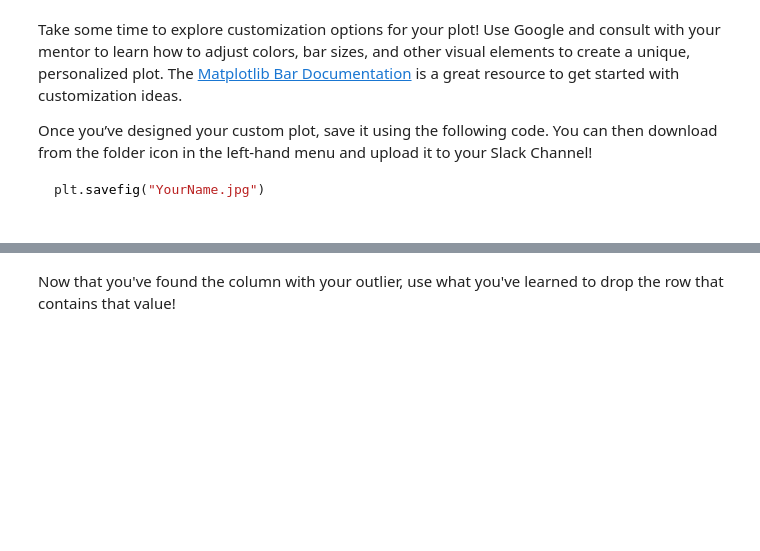
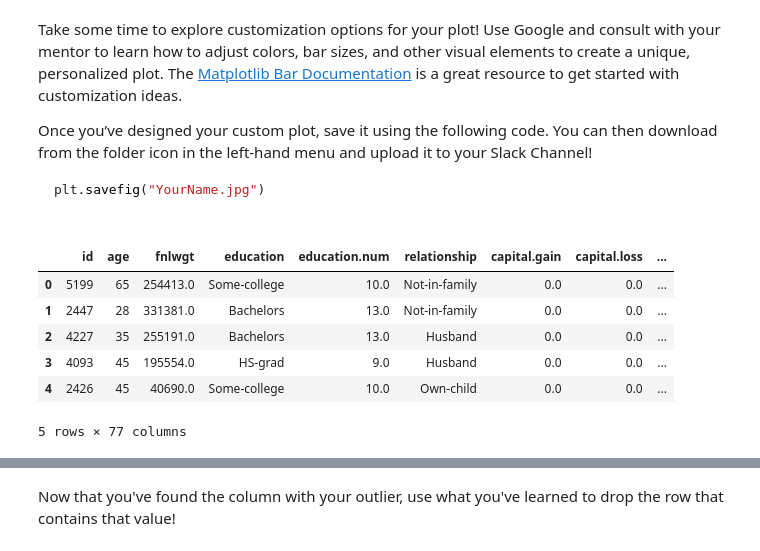
Before and after one commit to sujathasivaraman/mlai, a Jupyter notebook: Copy_of_Part_1__Examining_the_Problem_and_Dataset.ipynb, the cells around one changed output, grey strips where cells are left out. Drawn from its saved outputs; the diff is of its cells as text; code cells hidden in the pictures; blank space fills up the shorter version.

````diff
--- a/Copy_of_Part_1__Examining_the_Problem_and_Dataset.ipynb
+++ b/Copy_of_Part_1__Examining_the_Problem_and_Dataset.ipynb
@@ -429,3 +445,13 @@ Once you’ve designed your custom plot, save it using the following code. You c
 
 ```python
 plt.savefig("YourName.jpg")
+# %%
+df.head()
+# %% [output]
+|  | id | age | fnlwgt | education | education.num | relationship | capital.gain | capital.loss | ... |
+| 0 | 5199 | 65 | 254413.0 | Some-college | 10.0 | Not-in-family | 0.0 | 0.0 | ... |
+| 1 | 2447 | 28 | 331381.0 | Bachelors | 13.0 | Not-in-family | 0.0 | 0.0 | ... |
+| 2 | 4227 | 35 | 255191.0 | Bachelors | 13.0 | Husband | 0.0 | 0.0 | ... |
+| 3 | 4093 | 45 | 195554.0 | HS-grad | 9.0 | Husband | 0.0 | 0.0 | ... |
+| 4 | 2426 | 45 | 40690.0 | Some-college | 10.0 | Own-child | 0.0 | 0.0 | ... |
+5 rows × 77 columns
````
Also changed, not shown: parts of 11 cells of this notebook.
